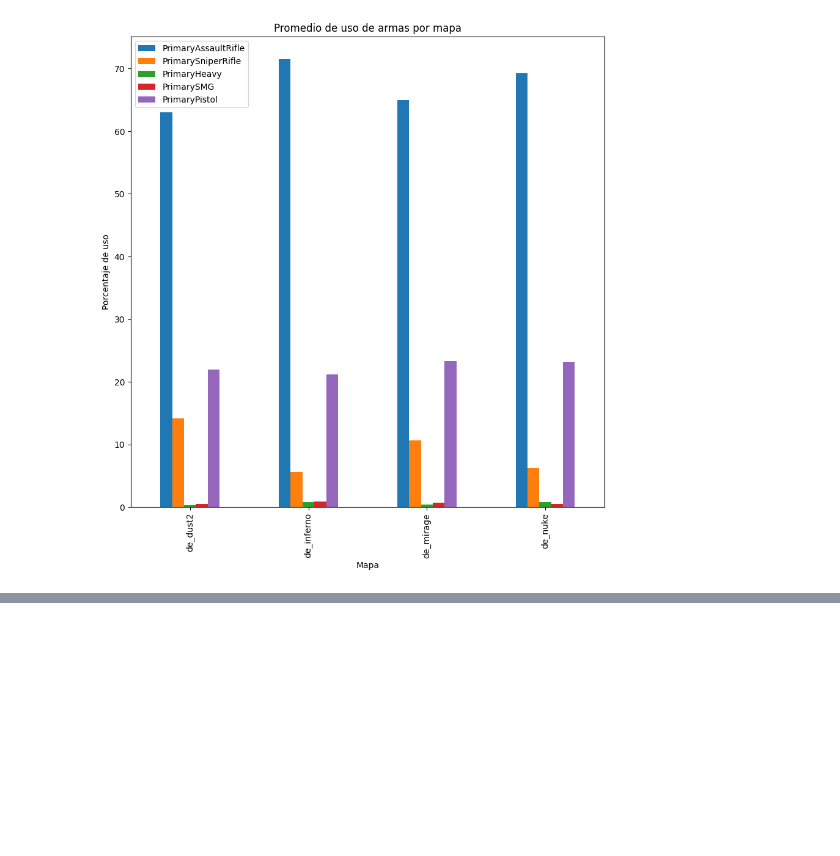
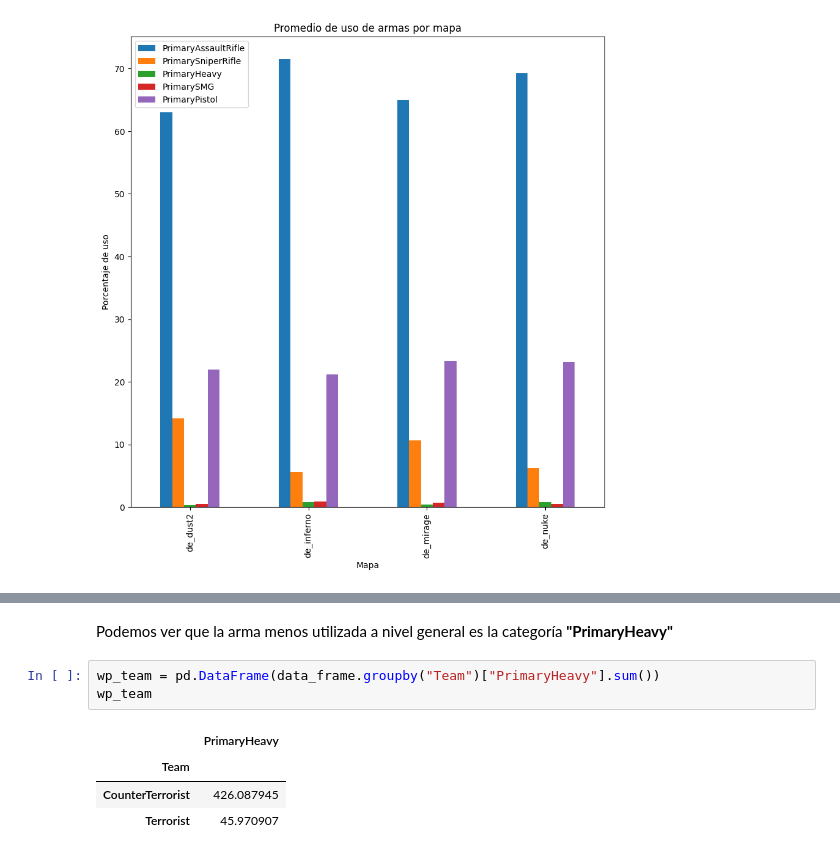
Before and after one commit to HikkizZ/InteligenciaArtificial_Uni, a Jupyter notebook: Entrega1.ipynb, the cells around one changed output, grey strips where cells are left out. Cells and saved outputs as stored; diff of their text form; blank space fills up the shorter version.

```diff
--- a/Entrega1.ipynb
+++ b/Entrega1.ipynb
@@ -251,0 +254,10 @@ wp_prom
+# %% [markdown]
+Podemos ver que la arma menos utilizada a nivel general es la categoría **"PrimaryHeavy"**
+# %%
+wp_team = pd.DataFrame(data_frame.groupby("Team")["PrimaryHeavy"].sum())
+wp_team
+# %% [output]
+|  | PrimaryHeavy |
+| Team |  |
+| CounterTerrorist | 426.087945 |
+| Terrorist | 45.970907 |
```
Also changed, not shown: parts of 4 cells of this notebook, 1 other file.
